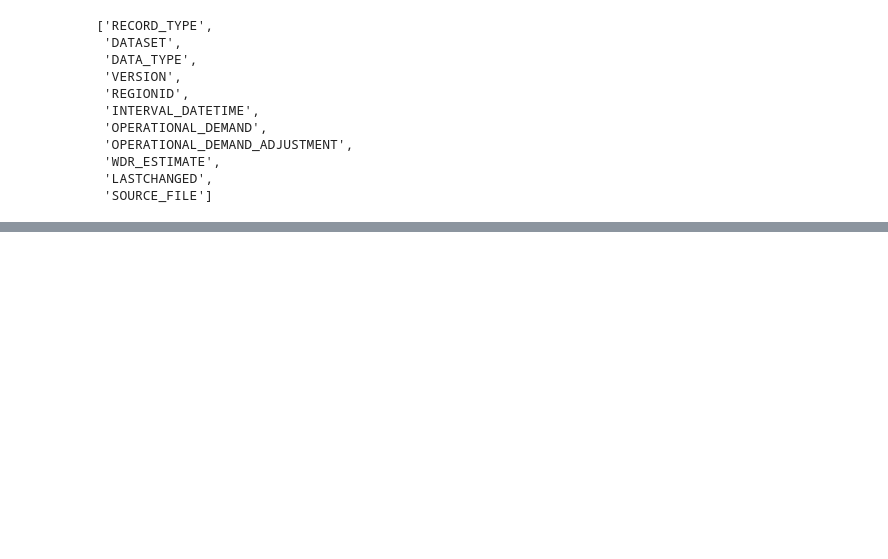
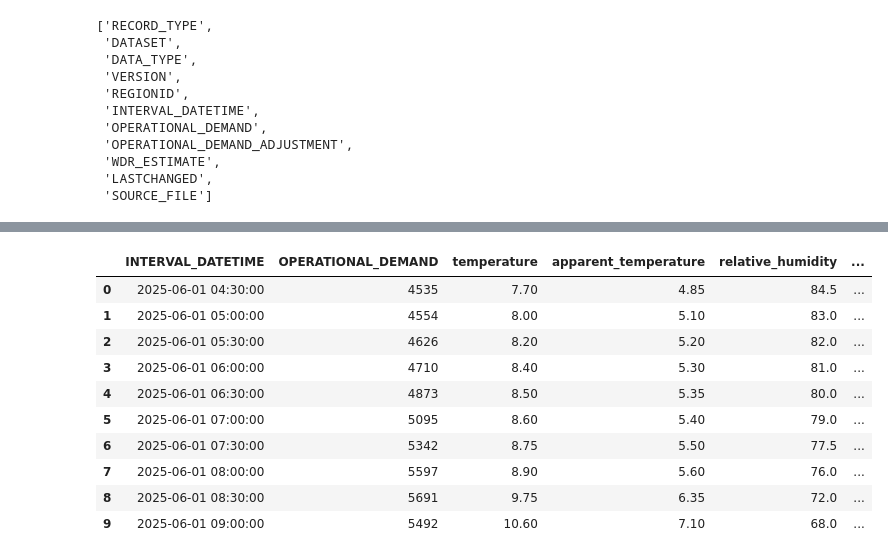
Before and after one commit to abeythomas1997/nem-demand-forecasting, a Jupyter notebook: notebooks/dummi.ipynb, the cells around one changed output, grey strips where cells are left out. Cells and saved outputs as stored; diff of their text form; code cells hidden in the pictures; blank space fills up the shorter version.

```diff
--- a/notebooks/dummi.ipynb
+++ b/notebooks/dummi.ipynb
@@ -71,0 +672,5 @@ ImportError: cannot import name 'clean_operational_demand' from 'src.processing.
+# %%
+merged_feature_df = merge_demand_weather(
+    historical_feature_df,
+    weather_clean_df,
+)
@@ -71,0 +726,25 @@ ImportError: cannot import name 'clean_operational_demand' from 'src.processing.
+# %%
+merged_feature_df[
+    [
+        "INTERVAL_DATETIME",
+        "OPERATIONAL_DEMAND",
+        "temperature",
+        "apparent_temperature",
+        "relative_humidity",
+        "solar_radiation",
+        "precipitation",
+        "is_raining",
+    ]
+].head(10)
+# %% [output]
+|  | INTERVAL_DATETIME | OPERATIONAL_DEMAND | temperature | apparent_temperature | relative_humidity | ... |
+| 0 | 2025-06-01 04:30:00 | 4535 | 7.70 | 4.85 | 84.5 | ... |
+| 1 | 2025-06-01 05:00:00 | 4554 | 8.00 | 5.10 | 83.0 | ... |
+| 2 | 2025-06-01 05:30:00 | 4626 | 8.20 | 5.20 | 82.0 | ... |
+| 3 | 2025-06-01 06:00:00 | 4710 | 8.40 | 5.30 | 81.0 | ... |
+| 4 | 2025-06-01 06:30:00 | 4873 | 8.50 | 5.35 | 80.0 | ... |
+| 5 | 2025-06-01 07:00:00 | 5095 | 8.60 | 5.40 | 79.0 | ... |
+| 6 | 2025-06-01 07:30:00 | 5342 | 8.75 | 5.50 | 77.5 | ... |
+| 7 | 2025-06-01 08:00:00 | 5597 | 8.90 | 5.60 | 76.0 | ... |
+| 8 | 2025-06-01 08:30:00 | 5691 | 9.75 | 6.35 | 72.0 | ... |
+| 9 | 2025-06-01 09:00:00 | 5492 | 10.60 | 7.10 | 68.0 | ... |
```
Also changed, not shown: parts of 52 cells of this notebook, 4 other files.
